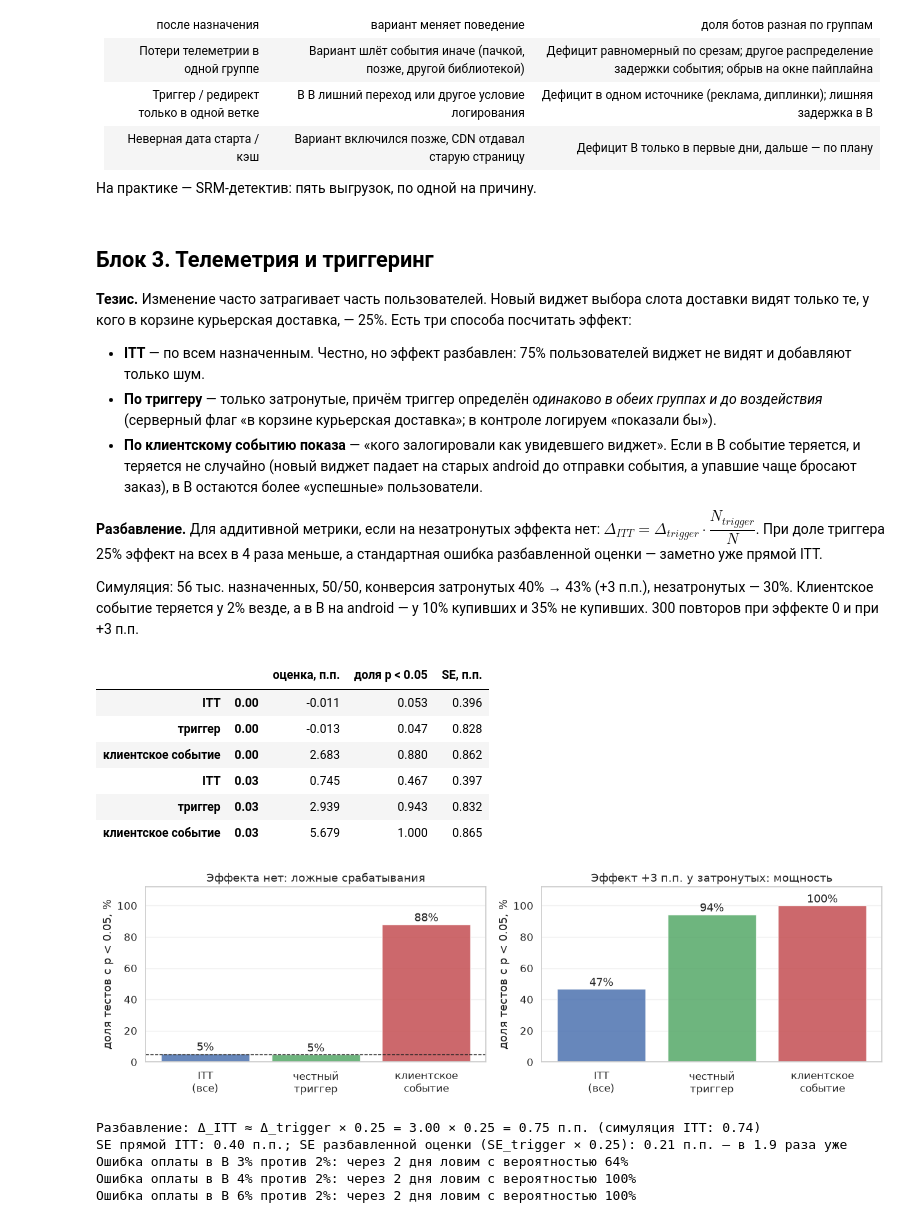
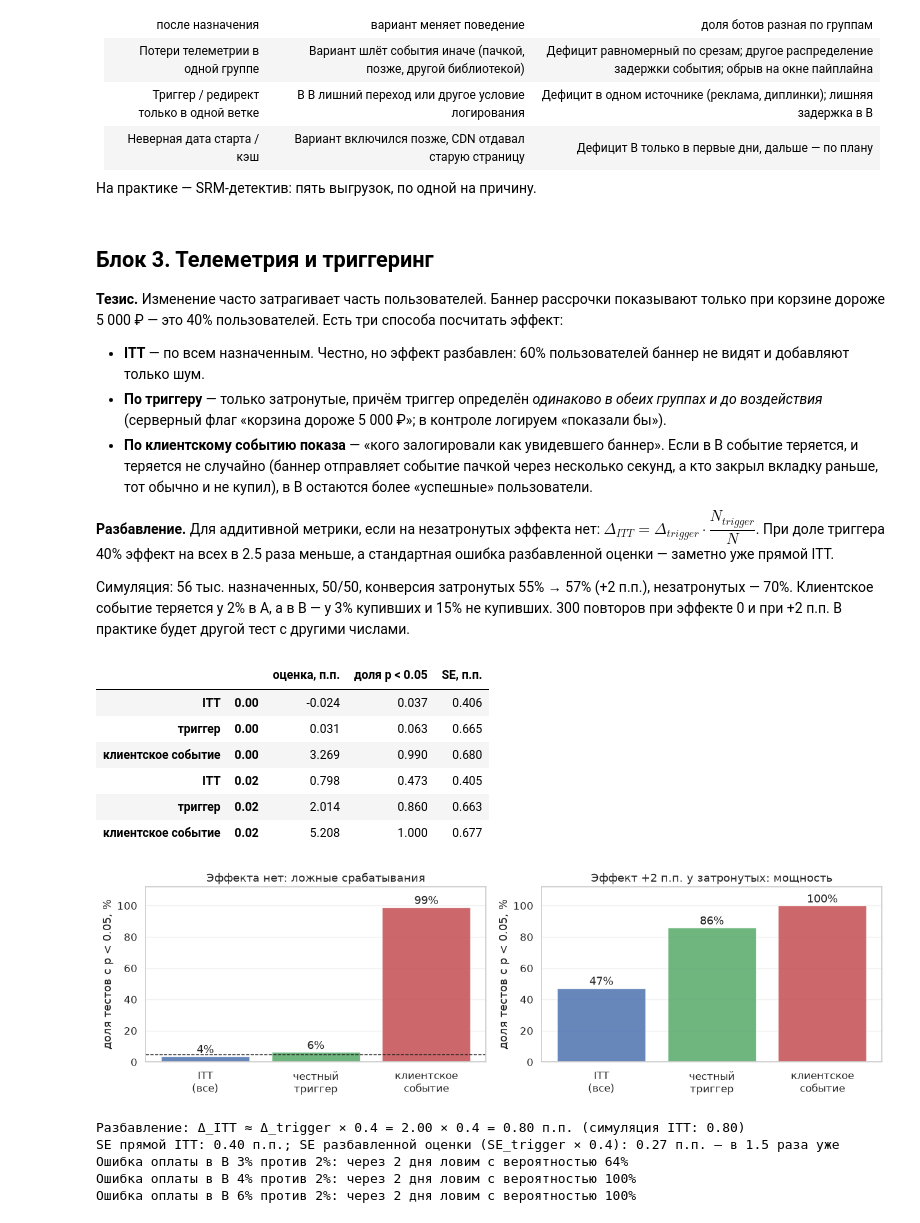
Before and after one commit to Alberelloo/AITH-2026-Hypothesis-Testing-Workshop, a Jupyter notebook: 03. Запуск и доверие к данным/theory.ipynb, the cells around one changed output. Saved outputs shown, nothing was run; the diff lists cells and outputs as text; code cells hidden in the pictures.

```diff
--- a/03. Запуск и доверие к данным/theory.ipynb
+++ b/03. Запуск и доверие к данным/theory.ipynb
@@ -124,7 +124,7 @@ fig, axes = plt.subplots(1, 2, figsize=(13, 3.4))
 sns.heatmap(phi_map, annot=True, fmt='.3f', cmap='Reds', vmin=0, vmax=1, cbar=False, linewidths=1, ax=axes[0])
 axes[0].set_title('Связь групп двух тестов с разными солями, φ')
 sns.heatmap(srm_map, annot=True, fmt='.2f', cmap='Blues_r', vmin=0, vmax=0.05, cbar=False, linewidths=1, ax=axes[1])
-axes[1].set_title('А SRM в норме: минимальный p-value')
+axes[1].set_title('SRM при этом в норме: минимальный p-value')
 for ax in axes:
     ax.set_ylabel('')
     ax.set_xlabel('')
@@ -258,25 +258,27 @@ n = 105 000: 80% мощности при потере 3.2% пользовате
 # %% [markdown]
 ## Блок 3. Телеметрия и триггеринг
 
-**Тезис.** Изменение часто затрагивает часть пользователей. Новый виджет выбора слота доставки видят только те, у кого в корзине курьерская доставка, — 25%. Есть три способа посчитать эффект:
+**Тезис.** Изменение часто затрагивает часть пользователей. Баннер рассрочки показывают только при корзине дороже 5 000 ₽ — это 40% пользователей. Есть три способа посчитать эффект:
 
-* **ITT** — по всем назначенным. Честно, но эффект разбавлен: 75% пользователей виджет не видят и добавляют только шум.
-* **По триггеру** — только затронутые, причём триггер определён *одинаково в обеих группах и до воздействия* (серверный флаг «в корзине курьерская доставка»; в контроле логируем «показали бы»).
-* **По клиентскому событию показа** — «кого залогировали как увидевшего виджет». Если в B событие теряется, и теряется не случайно (новый виджет падает на старых android до отправки события, а упавшие чаще бросают заказ), в B остаются более «успешные» пользователи.
+* **ITT** — по всем назначенным. Честно, но эффект разбавлен: 60% пользователей баннер не видят и добавляют только шум.
+* **По триггеру** — только затронутые, причём триггер определён *одинаково в обеих группах и до воздействия* (серверный флаг «корзина дороже 5 000 ₽»; в контроле логируем «показали бы»).
+* **По клиентскому событию показа** — «кого залогировали как увидевшего баннер». Если в B событие теряется, и теряется не случайно (баннер отправляет событие пачкой через несколько секунд, а кто закрыл вкладку раньше, тот обычно и не купил), в B остаются более «успешные» пользователи.
 
-**Разбавление.** Для аддитивной метрики, если на незатронутых эффекта нет: $\Delta_{ITT} = \Delta_{trigger} \cdot \dfrac{N_{trigger}}{N}$. При доле триггера 25% эффект на всех в 4 раза меньше, а стандартная ошибка разбавленной оценки — заметно уже прямой ITT.
+**Разбавление.** Для аддитивной метрики, если на незатронутых эффекта нет: $\Delta_{ITT} = \Delta_{trigger} \cdot \dfrac{N_{trigger}}{N}$. При доле триггера 40% эффект на всех в 2.5 раза меньше, а стандартная ошибка разбавленной оценки — заметно уже прямой ITT.
 
-Симуляция: 56 тыс. назначенных, 50/50, конверсия затронутых 40% → 43% (+3 п.п.), незатронутых — 30%. Клиентское событие теряется у 2% везде, а в B на android — у 10% купивших и 35% не купивших. 300 повторов при эффекте 0 и при +3 п.п.
+Симуляция: 56 тыс. назначенных, 50/50, конверсия затронутых 55% → 57% (+2 п.п.), незатронутых — 70%. Клиентское событие теряется у 2% в A, а в B — у 3% купивших и 15% не купивших. 300 повторов при эффекте 0 и при +2 п.п. В практике будет другой тест с другими числами.
 # %%
+TRIGGER_SHARE, EFFECT = 0.40, 0.02
+
+
 def trigger_trial(rng, effect, n=28_000):
     """Один тест: ITT, честный триггер и триггер по клиентскому событию. Возвращает (оценка, p-value) для каждого."""
     out = {}
     group = np.r_[np.zeros(n), np.ones(n)].astype(bool)
-    android = rng.random(2 * n) < 0.40
-    triggered = rng.random(2 * n) < 0.25
-    p = np.where(triggered, 0.40 + effect * group, 0.30)
+    triggered = rng.random(2 * n) < TRIGGER_SHARE
+    p = np.where(triggered, 0.55 + effect * group, 0.70)
     converted = rng.random(2 * n) < p
-    loss = np.where(group & android, np.where(converted, 0.10, 0.35), 0.02)
+    loss = np.where(group, np.where(converted, 0.03, 0.15), 0.02)
     logged = triggered & (rng.random(2 * n) >= loss)
     for name, mask in [('ITT', np.ones(2 * n, bool)), ('триггер', triggered), ('клиентское событие', logged)]:
         a, b = converted[mask & ~group], converted[mask & group]
@@ -285,47 +287,49 @@ def trigger_trial(rng, effect, n=28_000):
         out[name] = (delta, 2 * stats.norm.sf(abs(delta / se)), se)
     return out
 
 
 rng = np.random.default_rng(7)
 summary = {}
-for effect in [0.0, 0.03]:
+for effect in [0.0, EFFECT]:
     trials = [trigger_trial(rng, effect) for _ in range(300)]
     for name in trials[0]:
         deltas = np.array([t[name][0] for t in trials])
         pvalues = np.array([t[name][1] for t in trials])
         summary[(name, effect)] = {'оценка, п.п.': deltas.mean() * 100, 'доля p < 0.05': (pvalues < 0.05).mean(),
                                    'SE, п.п.': np.mean([t[name][2] for t in trials]) * 100}
 summary = pd.DataFrame(summary).T
 display(summary.round(3))
 
 names = ['ITT', 'триггер', 'клиентское событие']
 fig, axes = plt.subplots(1, 2, figsize=(13, 4))
-for ax, effect, title in [(axes[0], 0.0, 'Эффекта нет: ложные срабатывания'), (axes[1], 0.03, 'Эффект +3 п.п. у затронутых: мощность')]:
+for ax, effect, title in [(axes[0], 0.0, 'Эффекта нет: ложные срабатывания'), (axes[1], EFFECT, 'Эффект +2 п.п. у затронутых: мощность')]:
     values = [summary.loc[(name, effect), 'доля p < 0.05'] * 100 for name in names]
     ax.bar(['ITT\n(все)', 'честный\nтриггер', 'клиентское\nсобытие'], values, color=[BLUE, GREEN, RED], alpha=0.85)
     for k, value in enumerate(values):
         ax.text(k, value + 2, f'{value:.0f}%', ha='center')
     ax.set_ylim(0, 112)
     ax.set_ylabel('доля тестов с p < 0.05, %')
     ax.set_title(title)
     ax.grid(axis='x', visible=False)
 axes[0].axhline(5, color='#222222', linestyle='--', linewidth=1)
 plt.tight_layout()
 plt.show()
 # %% [output]
 |  |  | оценка, п.п. | доля p < 0.05 | SE, п.п. |
-| ITT | 0.00 | -0.011 | 0.053 | 0.396 |
-| триггер | 0.00 | -0.013 | 0.047 | 0.828 |
-| клиентское событие | 0.00 | 2.683 | 0.880 | 0.862 |
-| ITT | 0.03 | 0.745 | 0.467 | 0.397 |
-| триггер | 0.03 | 2.939 | 0.943 | 0.832 |
-| клиентское событие | 0.03 | 5.679 | 1.000 | 0.865 |
+| ITT | 0.00 | -0.024 | 0.037 | 0.406 |
+| триггер | 0.00 | 0.031 | 0.063 | 0.665 |
+| клиентское событие | 0.00 | 3.269 | 0.990 | 0.680 |
+| ITT | 0.02 | 0.798 | 0.473 | 0.405 |
+| триггер | 0.02 | 2.014 | 0.860 | 0.663 |
+| клиентское событие | 0.02 | 5.208 | 1.000 | 0.677 |
-[figure, old version]
+[figure, new version]
 # %%
-se_itt = summary.loc[('ITT', 0.03), 'SE, п.п.']
-se_trig = summary.loc[('триггер', 0.03), 'SE, п.п.']
-print(f"Разбавление: Δ_ITT ≈ Δ_trigger × 0.25 = 3.00 × 0.25 = 0.75 п.п. (симуляция ITT: {summary.loc[('ITT', 0.03), 'оценка, п.п.']:.2f})")
-print(f"SE прямой ITT: {se_itt:.2f} п.п.; SE разбавленной оценки (SE_trigger × 0.25): {se_trig * 0.25:.2f} п.п. — в {se_itt / (se_trig * 0.25):.1f} раза уже")
+se_itt = summary.loc[('ITT', EFFECT), 'SE, п.п.']
+se_trig = summary.loc[('триггер', EFFECT), 'SE, п.п.']
+print(f"Разбавление: Δ_ITT ≈ Δ_trigger × {TRIGGER_SHARE} = {EFFECT * 100:.2f} × {TRIGGER_SHARE} = {EFFECT * TRIGGER_SHARE * 100:.2f} п.п. "
+      f"(симуляция ITT: {summary.loc[('ITT', EFFECT), 'оценка, п.п.']:.2f})")
+print(f"SE прямой ITT: {se_itt:.2f} п.п.; SE разбавленной оценки (SE_trigger × {TRIGGER_SHARE}): {se_trig * TRIGGER_SHARE:.2f} п.п. — "
+      f"в {se_itt / (se_trig * TRIGGER_SHARE):.1f} раза уже")
 
 # guardrail на старте: ошибка оплаты 2% в A. Что видно через 2 дня (n_B ≈ 3 000, n_A ≈ 12 000)?
 n_a, n_b, p0 = 12_000, 3_000, 0.02
@@ -336,8 +340,8 @@ for p1 in [0.03, 0.04, 0.06]:
     power = stats.norm.sf((z * se0 - (p1 - p0)) / se1)
     print(f"Ошибка оплаты в B {p1:.0%} против {p0:.0%}: через 2 дня ловим с вероятностью {power:.0%}")
 # %% [output]
-Разбавление: Δ_ITT ≈ Δ_trigger × 0.25 = 3.00 × 0.25 = 0.75 п.п. (симуляция ITT: 0.74)
-SE прямой ITT: 0.40 п.п.; SE разбавленной оценки (SE_trigger × 0.25): 0.21 п.п. — в 1.9 раза уже
+Разбавление: Δ_ITT ≈ Δ_trigger × 0.4 = 2.00 × 0.4 = 0.80 п.п. (симуляция ITT: 0.80)
+SE прямой ITT: 0.40 п.п.; SE разбавленной оценки (SE_trigger × 0.4): 0.27 п.п. — в 1.5 раза уже
 Ошибка оплаты в B 3% против 2%: через 2 дня ловим с вероятностью 64%
 Ошибка оплаты в B 4% против 2%: через 2 дня ловим с вероятностью 100%
 Ошибка оплаты в B 6% против 2%: через 2 дня ловим с вероятностью 100%
```
Also changed, not shown: parts of 8 cells of this notebook, 3 other files.
